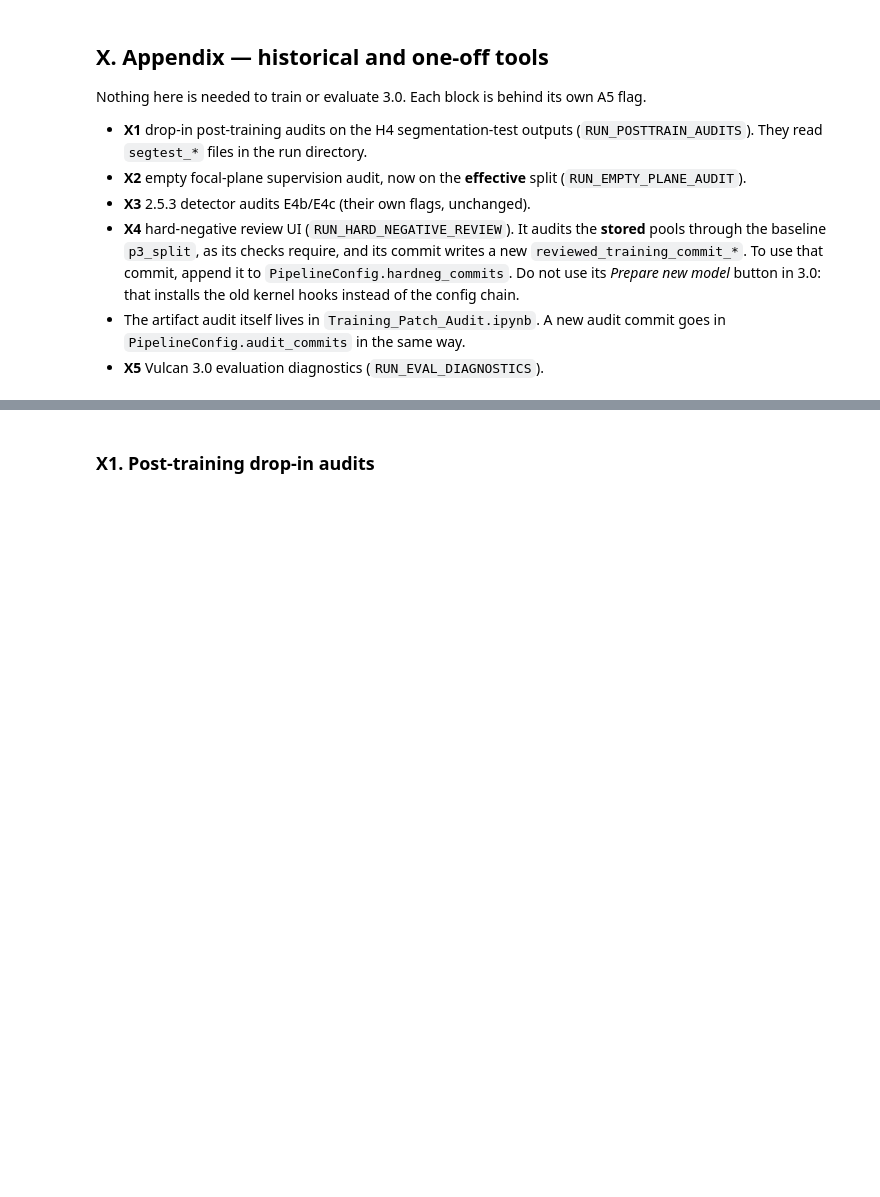
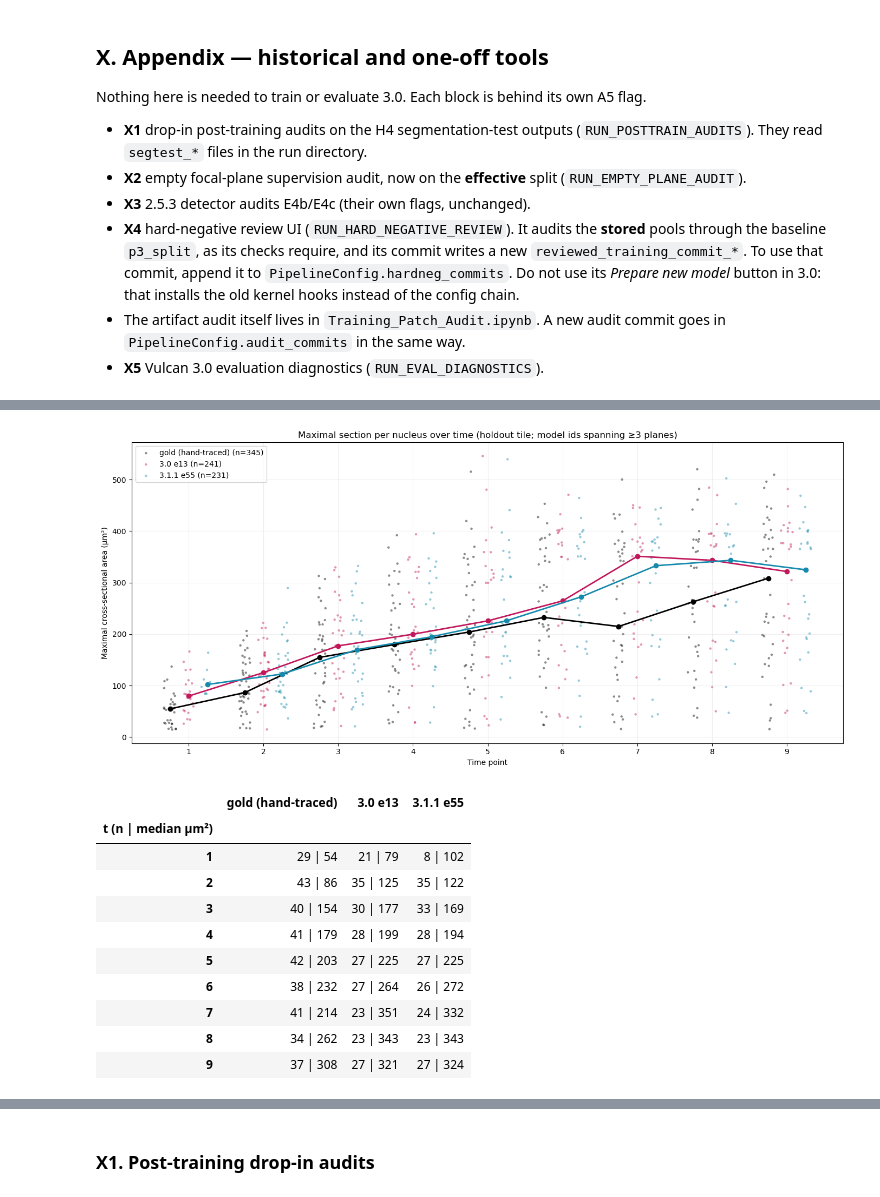
Before and after one commit to Tdeibert/Nuclear_Scaling_ML, a Jupyter notebook: Code_Repository/Python/Model_Training/vulcan_training_3_1_1.ipynb, the cells around one changed output, grey strips where cells are left out. Drawn from its saved outputs; the diff is of its cells as text; code cells hidden in the pictures; blank space fills up the shorter version.

```diff
--- a/Code_Repository/Python/Model_Training/vulcan_training_3_1_1.ipynb
+++ b/Code_Repository/Python/Model_Training/vulcan_training_3_1_1.ipynb
@@ -4694,0 +4879,10 @@ Nothing here is needed to train or evaluate 3.0. Each block is behind its own A5
+# %%
+# ANALYSIS (read-only): is 3.1.1 e55's lower gold coverage tighter boundaries or missed nuclei?
+# Compares H4's per-timepoint instance matching (IoU >= 0.5) across models: recall = nuclei found,
+# median_area_ratio = matched segmented / traced area (1.0 = exact; 3.0 ran ~1.03-1.07 late).
+EVAL_ROOT = Path("/data/user/tdeibert/Nuclear_Scaling/Evaluations/vulcan_3_1_1_vs_3_0")
+_inst = {lab: pd.read_csv(EVAL_ROOT / d / "qc" / "segtest_instances.csv", index_col=0)
+         for d, lab in (("v3_0_e13", "3.0 e13"), ("v3_1_1_best", "3.1.1 e15"), ("v3_1_1_final", "3.1.1 e55"))}
+for col in ("recall", "precision", "matched_iou", "median_area_ratio"):
+    print(f"\n{col}")
+    display(pd.DataFrame({k: v[col] for k, v in _inst.items()}).round(3))
@@ -4694,0 +5243,66 @@ Nothing here is needed to train or evaluate 3.0. Each block is behind its own A5
+# %%
+
+# %% [AREA-SCATTER] =========================================================
+# Maximal cross-section per nucleus over time: gold vs models (one-off plot, read-only)
+# =========================================================================
+# One point per nucleus per timepoint at its LARGEST section (the growth-analysis quantity):
+# hand-traced gold (all traced nuclei, grouped across planes), 3.0 e13 and 3.1.1 e55 (H4
+# detections, ids spanning >= MIN_PLANES planes). Medians as lines. Holdout tile only.
+# Needs _group() from T1-A. Gold here = nuclei fully inside the tile (traces crossing the tile
+# edge are excluded by p3_gold_in_box), while models include edge-cut nuclei -> compare medians
+# with that in mind, or set EXCLUDE_EDGE = True to drop model nuclei near the tile edge.
+EXCLUDE_EDGE = True
+SCATTER_MODELS = {"3.0 e13": EVAL_ROOT / "v3_0_e13", "3.1.1 e55": EVAL_ROOT / "v3_1_1_final"}
+MIN_PLANES = 3          # drop 1-2 plane fragments (set 1 to show everything)
+T_MIN = 1               # set 1 to hide t0 (no nuclei by biology)
+
+def gold_max_sections(t_range, z_range, box):
+    gp = p3_gold_in_box(box, t_range, z_range, cfg); rows = []
+    for (t, z), locs in gp.items():
+        for (a, b, c, d), m in locs:
+            yy, xx = np.nonzero(m)
+            rows.append(dict(t=t, z=z, cy=a + yy.mean(), cx=b + xx.mean(), area_um2=m.sum() * cfg.pixel_size_um ** 2))
+    df = pd.DataFrame(rows)
+    return pd.concat([_group(g).groupby("gid").area_um2.max().reset_index().assign(t=t) for t, g in df.groupby("t")])
+
+_meta0 = json.loads((next(iter(SCATTER_MODELS.values())) / "qc" / "segtest_prob.json").read_text())
+SERIES = {"gold (hand-traced)": gold_max_sections(_meta0["t_range"], _meta0["z_range"], tuple(_meta0["box"]))}
+for name, d in SCATTER_MODELS.items():
+    det = pd.read_csv(d / "qc" / "segtest_detections.csv")
+    span = det.groupby(["t", "nucleus_id"]).z.count().rename("span")
+    best = det.sort_values("area_um2", ascending=False).drop_duplicates(["t", "nucleus_id"])
+    mx = best.set_index(["t", "nucleus_id"])[["area_um2", "cy", "cx"]].join(span).reset_index()
+    if EXCLUDE_EDGE:
+        _y0, _x0, _y1, _x1 = _meta0["box"]; _r = np.sqrt(mx.area_um2 / np.pi) / cfg.pixel_size_um + 3
+        mx = mx[(mx.cy - _y0 > _r) & (_y1 - mx.cy > _r) & (mx.cx - _x0 > _r) & (_x1 - mx.cx > _r)]
+    SERIES[name] = mx[mx.span >= MIN_PLANES]
+
+_cols = {"gold (hand-traced)": "black", "3.0 e13": "#c2185b", "3.1.1 e55": "#168aad"}
+_off = {"gold (hand-traced)": -0.25, "3.0 e13": 0.0, "3.1.1 e55": 0.25}
+_rng = np.random.default_rng(0)
+fig, ax = plt.subplots(figsize=(14, 6.5))
+for name, df in SERIES.items():
+    df = df[df.t >= T_MIN]
+    ax.scatter(df.t + _off[name] + _rng.uniform(-.08, .08, len(df)), df.area_um2, s=10, alpha=.45,
+               color=_cols[name], edgecolors="none", label=f"{name} (n={len(df)})")
+    med = df.groupby("t").area_um2.median()
+    ax.plot(med.index + _off[name], med.values, "-o", color=_cols[name], lw=2, ms=6)
+ax.set(xlabel="Time point", ylabel="Maximal cross-sectional area (µm²)",
+       title=f"Maximal section per nucleus over time (holdout tile; model ids spanning ≥{MIN_PLANES} planes)")
+ax.set_xticks(sorted(SERIES["gold (hand-traced)"].t.unique())); ax.grid(alpha=.2); ax.legend()
+plt.tight_layout(); plt.show()
+display(pd.DataFrame({n: df[df.t >= T_MIN].groupby("t").area_um2.agg(["count", "median"]).astype(int).apply(
+        lambda r: f"{r['count']} | {r['median']}", axis=1) for n, df in SERIES.items()}).rename_axis("t (n | median µm²)"))
+# %% [output]
+[figure, added]
+|  | gold (hand-traced) | 3.0 e13 | 3.1.1 e55 |
+| t (n | median µm²) |  |  |  |
+| 1 | 29 | 54 | 21 | 79 | 8 | 102 |
+| 2 | 43 | 86 | 35 | 125 | 35 | 122 |
+| 3 | 40 | 154 | 30 | 177 | 33 | 169 |
+| 4 | 41 | 179 | 28 | 199 | 28 | 194 |
+| 5 | 42 | 203 | 27 | 225 | 27 | 225 |
+| 6 | 38 | 232 | 27 | 264 | 26 | 272 |
+| 7 | 41 | 214 | 23 | 351 | 24 | 332 |
+| 8 | 34 | 262 | 23 | 343 | 23 | 343 |
+| 9 | 37 | 308 | 27 | 321 | 27 | 324 |
```
Also changed, not shown: parts of 20 cells of this notebook, 1 other file.
